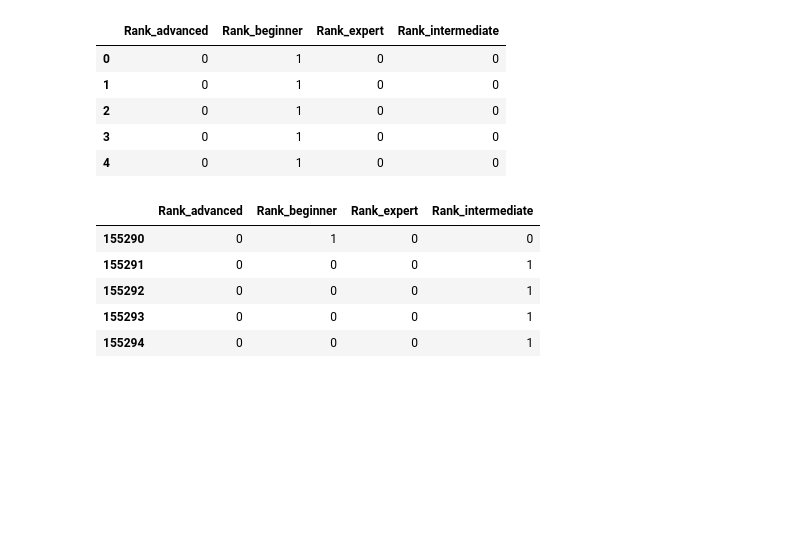
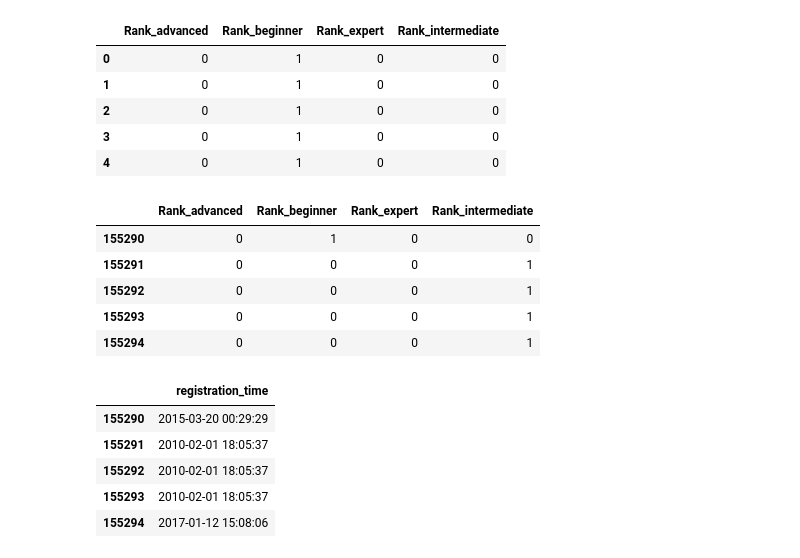
Before and after one commit to AlgorithmUnlocksML/Problem_Recommendation, a Jupyter notebook: Problem_Recommendation.ipynb, the cells around one changed output. Cells and saved outputs as stored; diff of their text form; code cells hidden in the pictures; blank space fills up the shorter version.

```diff
--- a/Problem_Recommendation.ipynb
+++ b/Problem_Recommendation.ipynb
@@ -498,3 +498,13 @@ df.iloc[:,15:].tail()
 | 155292 | 0 | 0 | 0 | 1 |
 | 155293 | 0 | 0 | 0 | 1 |
 | 155294 | 0 | 0 | 0 | 1 |
+# %%
+df['registration_time'] = pd.to_datetime(df['registration_time_seconds'], unit='s')
+df[['registration_time']].tail()
+# %% [output]
+|  | registration_time |
+| 155290 | 2015-03-20 00:29:29 |
+| 155291 | 2010-02-01 18:05:37 |
+| 155292 | 2010-02-01 18:05:37 |
+| 155293 | 2010-02-01 18:05:37 |
+| 155294 | 2017-01-12 15:08:06 |
```
Also changed, not shown: parts of 4 cells of this notebook.
